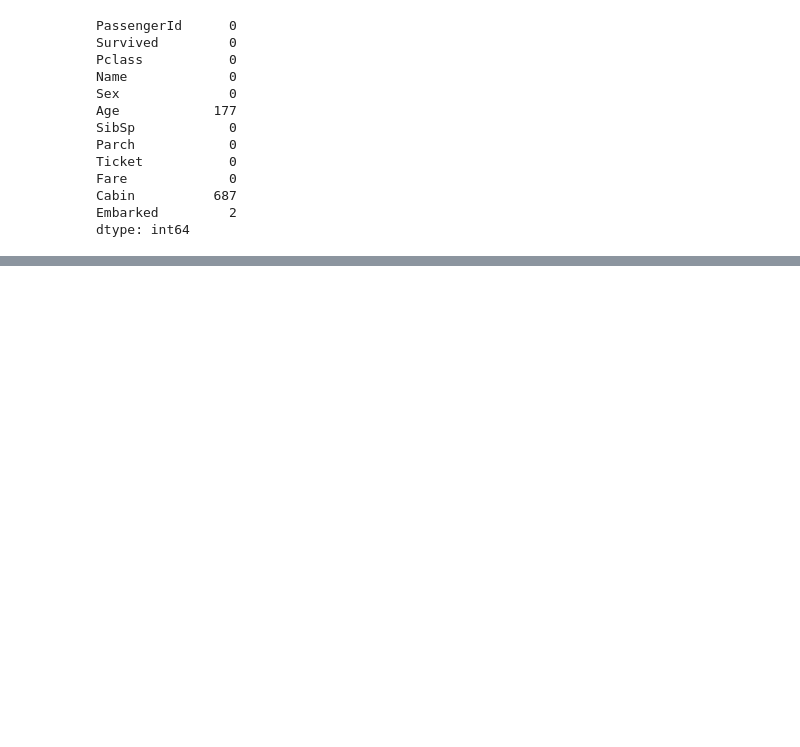
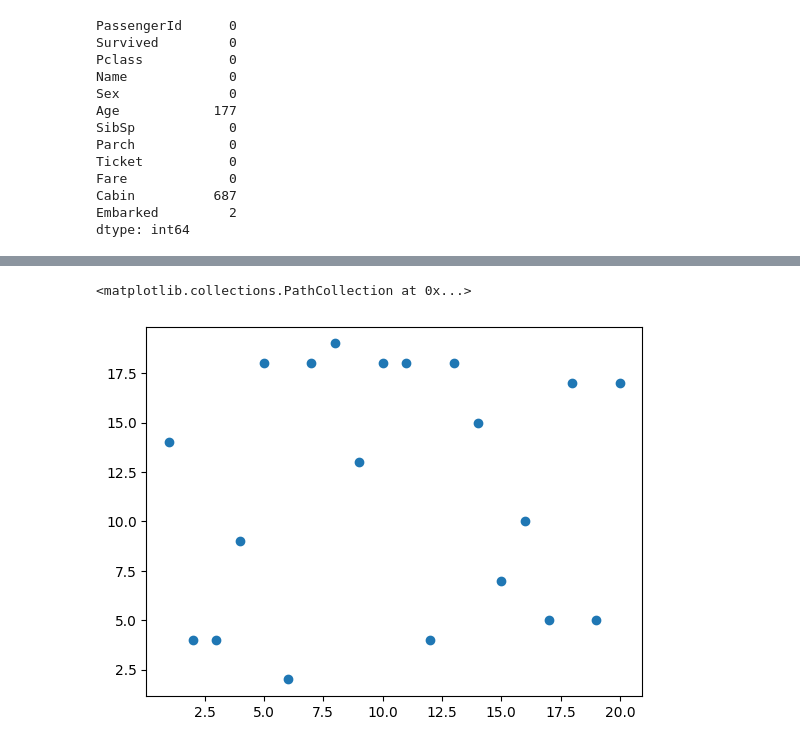
Before and after one commit to kroman-tt/Machine_Learning, a Jupyter notebook: pandas Learning/pandas_02.ipynb, the cells around one changed output, grey strips where cells are left out. Cells and saved outputs as stored; diff of their text form; code cells hidden in the pictures; blank space fills up the shorter version.

```diff
--- a/pandas Learning/pandas_02.ipynb
+++ b/pandas Learning/pandas_02.ipynb
@@ -220,0 +432,5 @@ dtype: int64
+# %%
+plt.scatter(x,y)
+# %% [output]
+<matplotlib.collections.PathCollection at 0x...>
+[figure, added]
```
Also changed, not shown: parts of 55 cells of this notebook, 2 other files.
